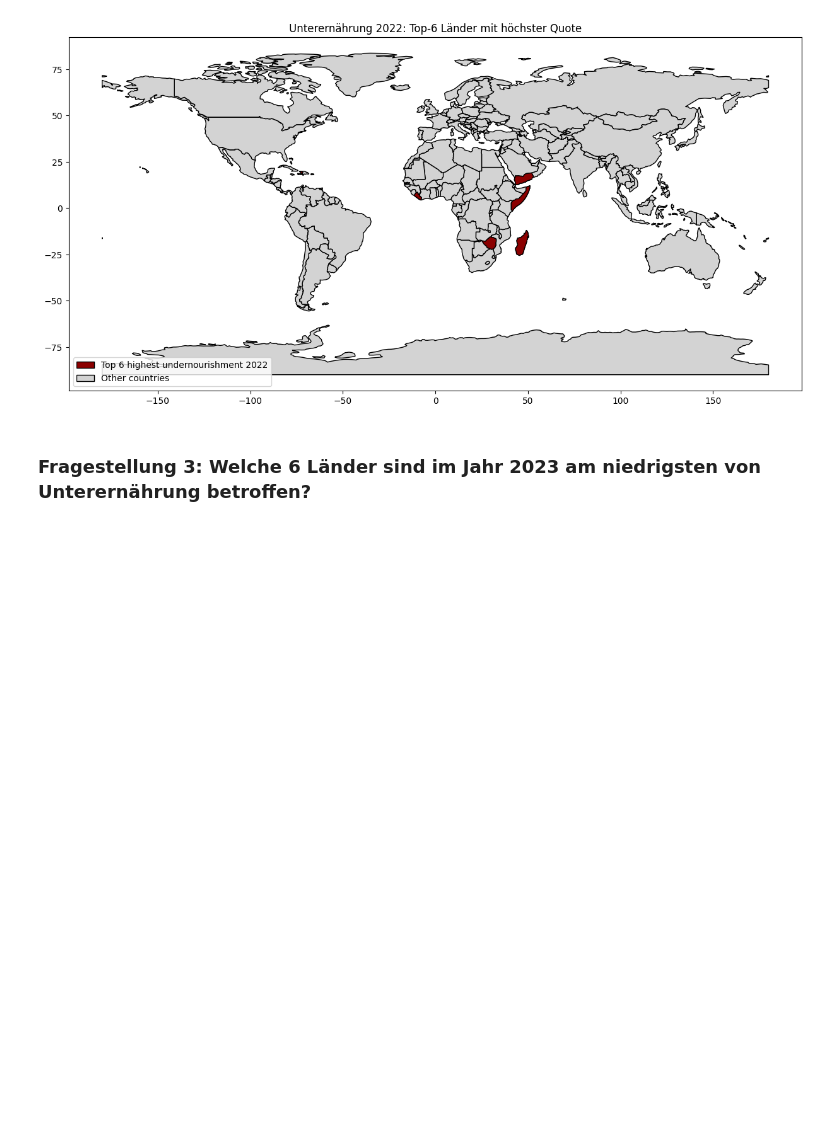
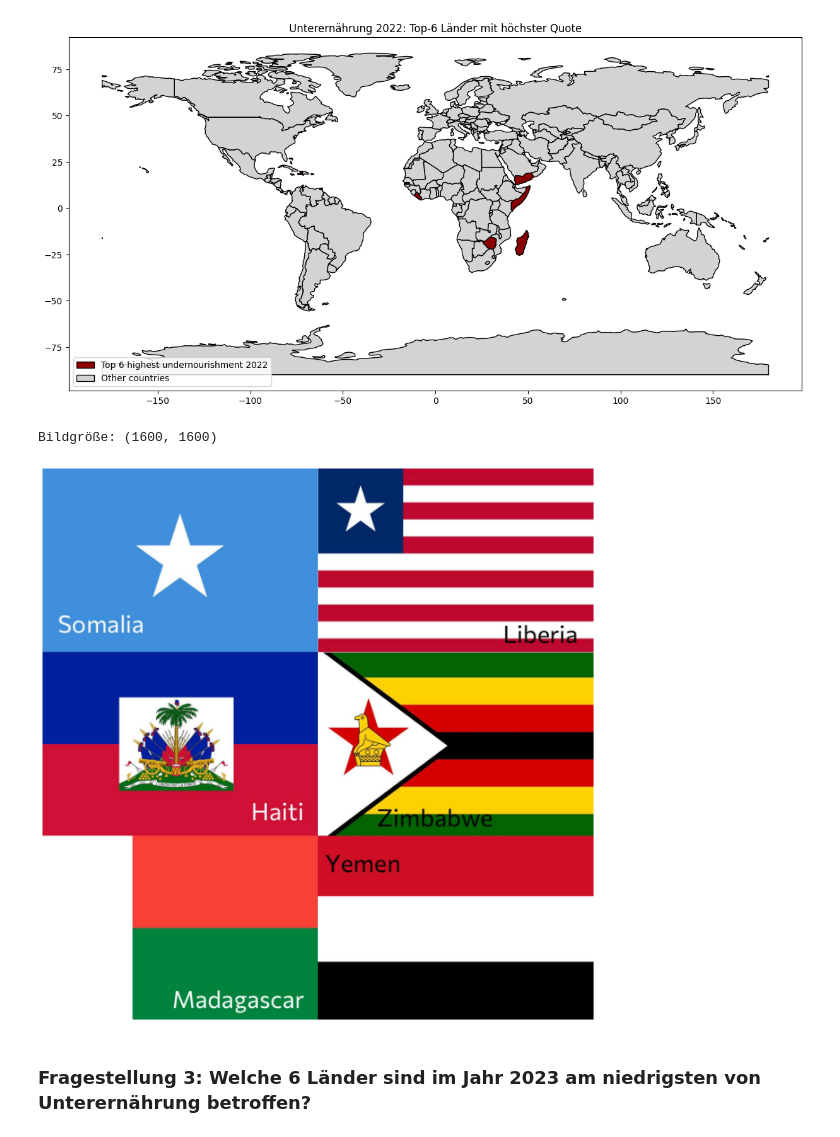
Before and after one commit to sahitero/Leisungsnachweis-2-Phyton-Sina-Eronita-Naomi, a Jupyter notebook: LN-2.ipynb, the cells around one changed output. Drawn from its saved outputs; the diff is of its cells as text; code cells hidden in the pictures; blank space fills up the shorter version.

```diff
--- a/LN-2.ipynb
+++ b/LN-2.ipynb
@@ -1178,6 +1191,21 @@ plt.title("Unterernährung 2022: Top‑6 Länder mit höchster Quote")
 plt.show()
 # %% [output]
 [figure]
+# %%
+import matplotlib.pyplot as plt
+from PIL import Image
+
+img = Image.open('Bild_2.jpeg')
+
+print("Bildgröße:", img.size)
+
+plt.figure(figsize=(img.width/100, img.height/100), dpi=100)
+plt.imshow(img)
+plt.axis('off')
+plt.show()
+# %% [output]
+Bildgröße: (1600, 1600)
+[figure, added]
 # %% [markdown]
 ### Fragestellung 3: Welche 6 Länder sind im Jahr 2023 am niedrigsten von Unterernährung betroffen?
 # %%
```
Also changed, not shown: parts of 3 cells of this notebook.
